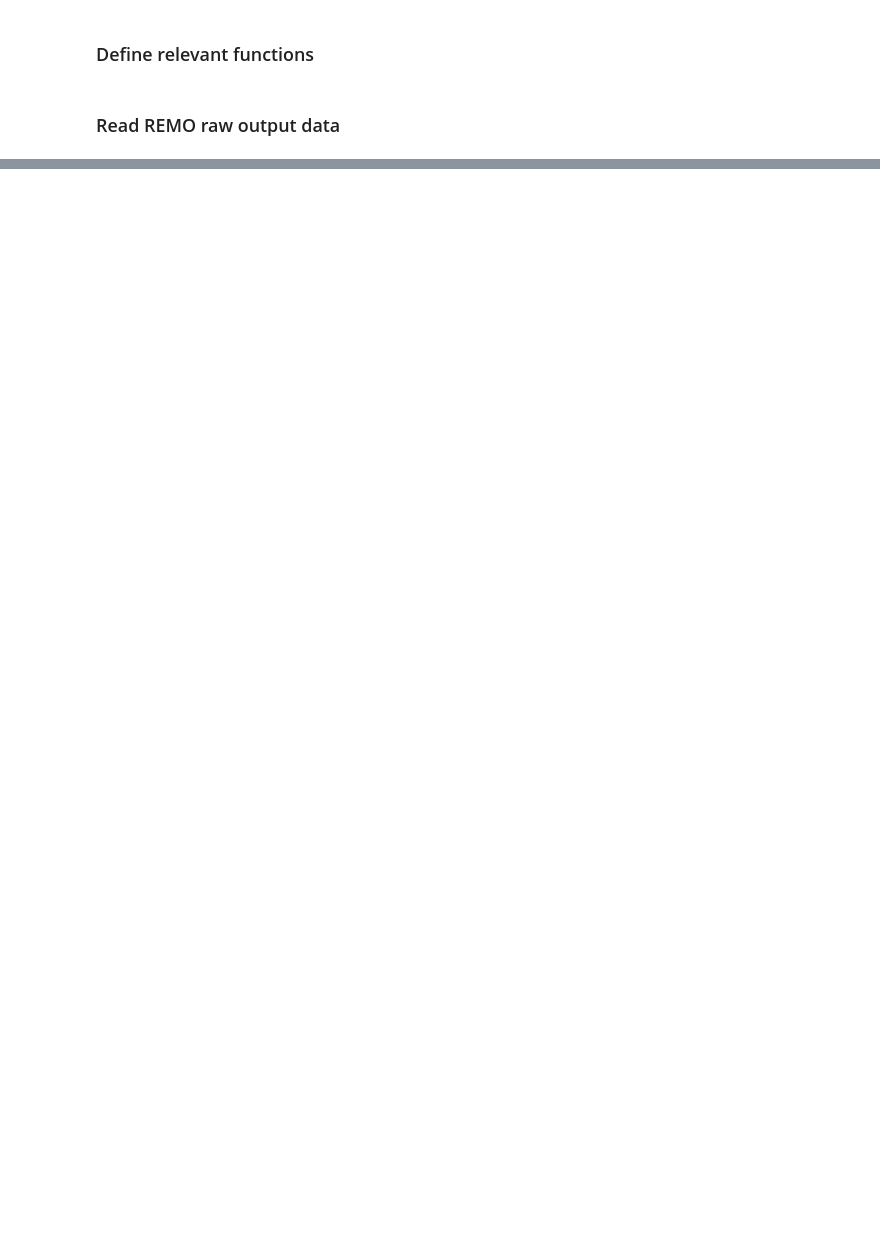
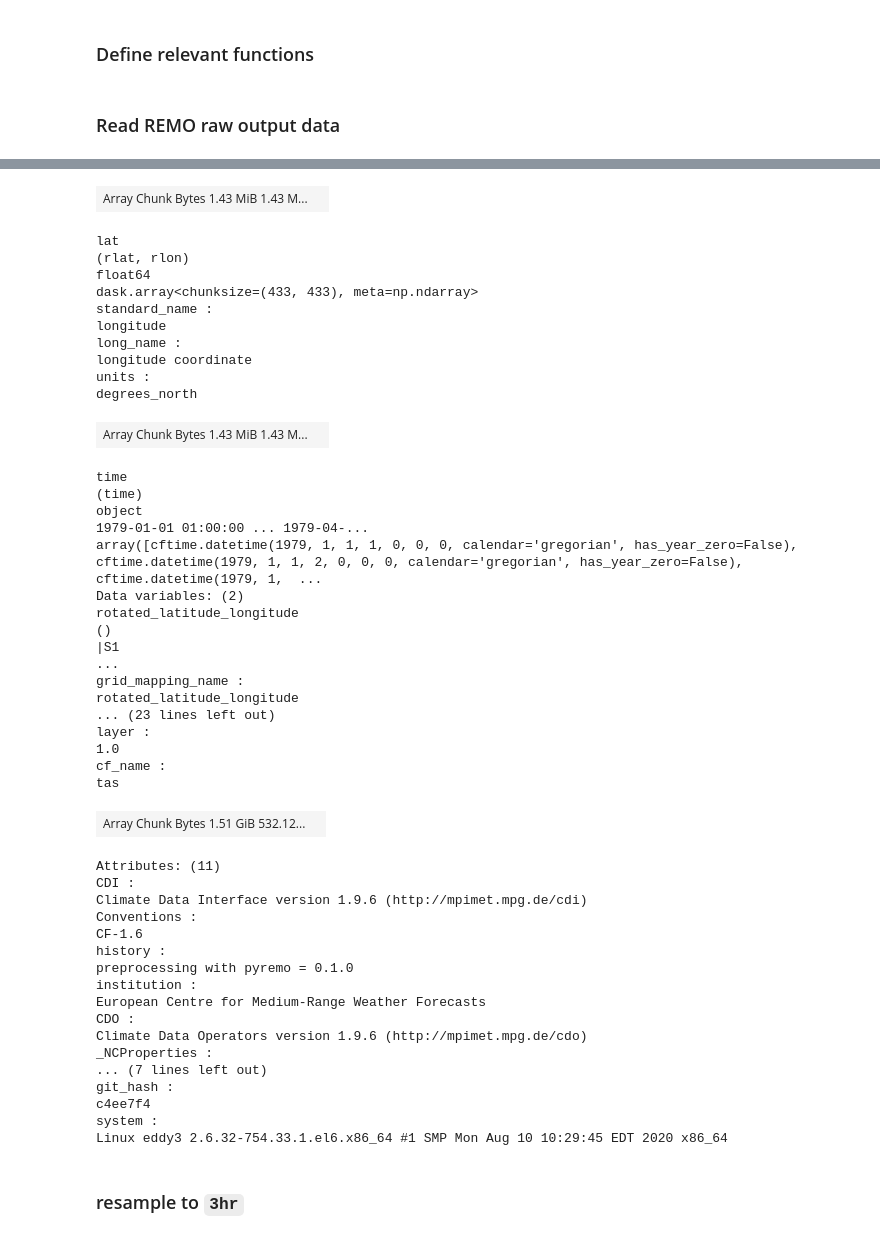
Before and after one commit to remo-rcm/pyremo, a Jupyter notebook: notebooks/remo-cmor-dev.ipynb, the cells around one changed output, grey strips where cells are left out. Cells and saved outputs as stored; diff of their text form; code cells hidden in the pictures; blank space fills up the shorter version.

```diff
--- a/notebooks/remo-cmor-dev.ipynb
+++ b/notebooks/remo-cmor-dev.ipynb
@@ -158,7 +229,8 @@ def create_dataset(old_ds, var=None, table=pd.DataFrame()):
 # %% [markdown]
 ### Read REMO raw output data
 # %%
-pattern = '/work/ch0636/g300046/remo_results_056000/1979/e056000m*.nc'
+#pattern = '/work/ch0636/g300046/remo_results_056000/1979/e056000m*.nc'
+pattern = '/work/ch0636/g300046/remo_results_056000/1979/hourly/e056000e_c167*.nc'
 filenames = glob.glob(pattern)
 filenames.sort()
 filenames
@@ -532,0 +347,3 @@ ds_cmor = xr.open_dataset(filename)
+# %%
+ds
+# %% [output]
@@ -532,0 +367,49 @@ ds_cmor = xr.open_dataset(filename)
+| Array Chunk Bytes 1.43 MiB 1.43 M... |  |
+lat
+(rlat, rlon)
+float64
+dask.array<chunksize=(433, 433), meta=np.ndarray>
+standard_name :
+longitude
+long_name :
+longitude coordinate
+units :
+degrees_north
+| Array Chunk Bytes 1.43 MiB 1.43 M... |  |
+time
+(time)
+object
+1979-01-01 01:00:00 ... 1979-04-...
+array([cftime.datetime(1979, 1, 1, 1, 0, 0, 0, calendar='gregorian', has_year_zero=False), cftime.datetime(1979, 1, 1, 2, 0, 0, 0, calendar='gregorian', has_year_zero=False), cftime.datetime(1979, 1,  ...
+Data variables: (2)
+rotated_latitude_longitude
+()
+|S1
+...
+grid_mapping_name :
+rotated_latitude_longitude
+... (23 lines left out)
+layer :
+1.0
+cf_name :
+tas
+| Array Chunk Bytes 1.51 GiB 532.12... |  |
+Attributes: (11)
+CDI :
+Climate Data Interface version 1.9.6 (http://mpimet.mpg.de/cdi)
+Conventions :
+CF-1.6
+history :
+preprocessing with pyremo = 0.1.0
+institution :
+European Centre for Medium-Range Weather Forecasts
+CDO :
+Climate Data Operators version 1.9.6 (http://mpimet.mpg.de/cdo)
+_NCProperties :
+... (7 lines left out)
+git_hash :
+c4ee7f4
+system :
+Linux eddy3 2.6.32-754.33.1.el6.x86_64 #1 SMP Mon Aug 10 10:29:45 EDT 2020 x86_64
+# %% [markdown]
+### resample to `3hr`
```
Also changed, not shown: parts of 52 cells of this notebook, 5 other files.
